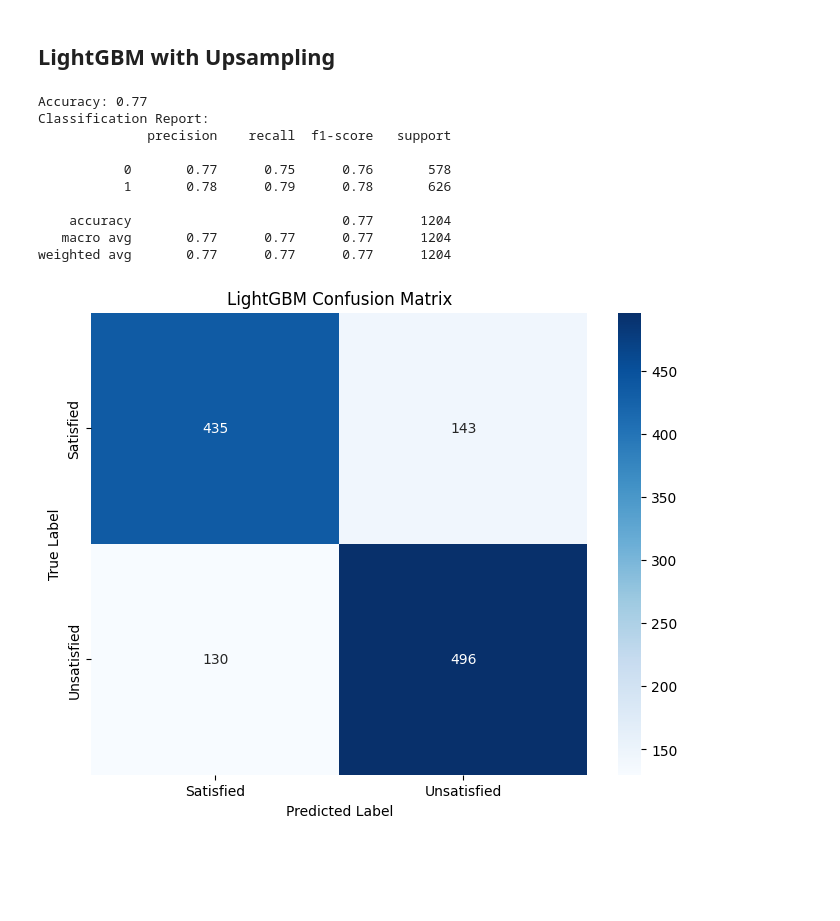
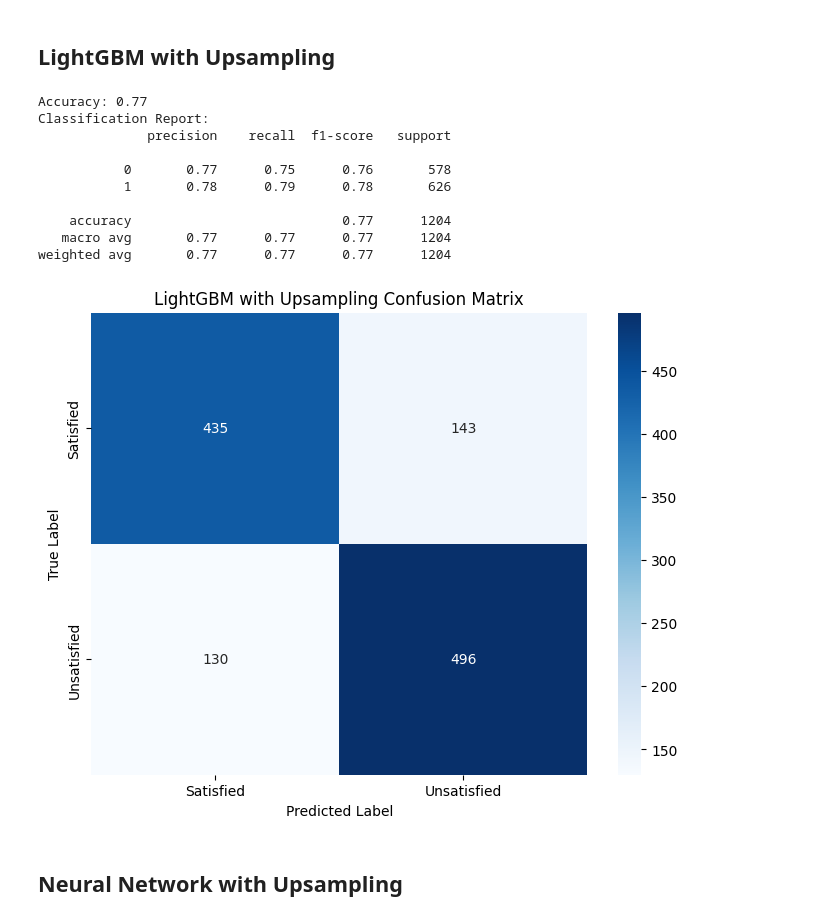
Before and after one commit to NoMoreNotions/PHYS_247_Project_1, a Jupyter notebook: Santander_Bank_Customer_Satisfaction_NB.ipynb, the cells around one changed output. Saved outputs shown, nothing was run; the diff lists cells and outputs as text; code cells hidden in the pictures; blank space fills up the shorter version.

```diff
--- a/Santander_Bank_Customer_Satisfaction_NB.ipynb
+++ b/Santander_Bank_Customer_Satisfaction_NB.ipynb
@@ -447,29 +453,31 @@ model = lgb.train(params, train_data, valid_sets=[train_data, test_data])
 # Step 4: Make predictions
 y_pred = model.predict(X_test)
 y_pred = (y_pred > 0.5).astype(int)
-
-# Step 5: Evaluate the model
-accuracy = accuracy_score(y_test, y_pred)
-print(f'Accuracy: {accuracy:.2f}')
-print('Classification Report:')
-print(classification_report(y_test, y_pred))
-
-confusion = confusion_matrix(y_test, y_pred)
-plt.figure(figsize=(8, 6))
-sns.heatmap(confusion, annot=True, fmt='d', cmap='Blues', xticklabels=['Satisfied', 'Unsatisfied'], yticklabels=['Satisfied', 'Unsatisfied'])
-plt.xlabel('Predicted Label')
-plt.ylabel('True Label')
-plt.title('LightGBM Confusion Matrix')
-plt.show()
-# %% [output]
-Accuracy: 0.77
-Classification Report:
-              precision    recall  f1-score   support
-
-           0       0.77      0.75      0.76       578
-           1       0.78      0.79      0.78       626
-
-    accuracy                           0.77      1204
-   macro avg       0.77      0.77      0.77      1204
-weighted avg       0.77      0.77      0.77      1204
-[figure, removed]
+# %%
+# Step 5: Evaluate the model
+accuracy = accuracy_score(y_test, y_pred)
+print(f'Accuracy: {accuracy:.2f}')
+print('Classification Report:')
+print(classification_report(y_test, y_pred))
+
+confusion = confusion_matrix(y_test, y_pred)
+plt.figure(figsize=(8, 6))
+sns.heatmap(confusion, annot=True, fmt='d', cmap='Blues', xticklabels=['Satisfied', 'Unsatisfied'], yticklabels=['Satisfied', 'Unsatisfied'])
+plt.xlabel('Predicted Label')
+plt.ylabel('True Label')
+plt.title('LightGBM with Upsampling Confusion Matrix')
+plt.show()
+# %% [output]
+Accuracy: 0.77
+Classification Report:
+              precision    recall  f1-score   support
+
+           0       0.77      0.75      0.76       578
+           1       0.78      0.79      0.78       626
+
+    accuracy                           0.77      1204
+   macro avg       0.77      0.77      0.77      1204
+weighted avg       0.77      0.77      0.77      1204
+[figure, added]
+# %% [markdown]
+## Neural Network with Upsampling
```
Also changed, not shown: parts of 8 cells of this notebook.
